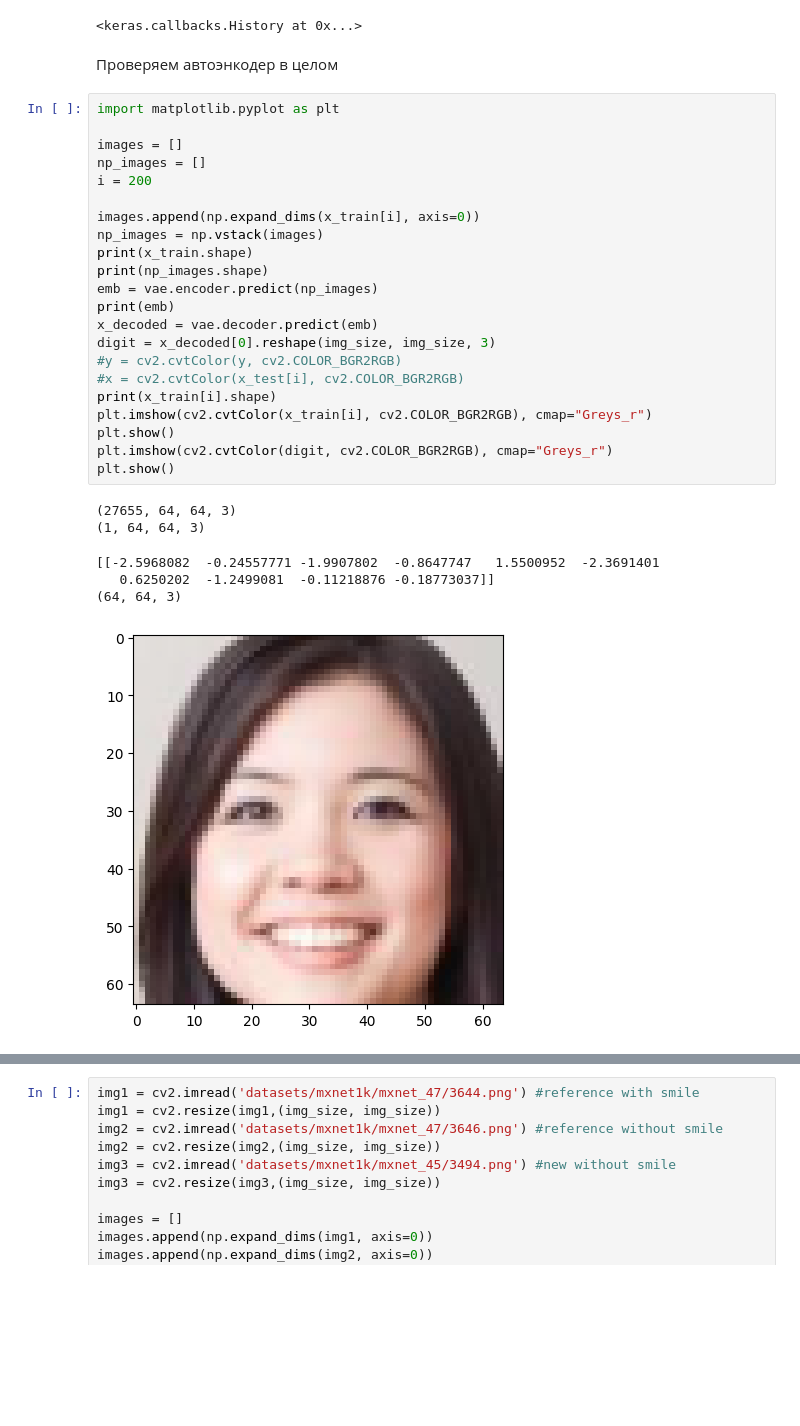
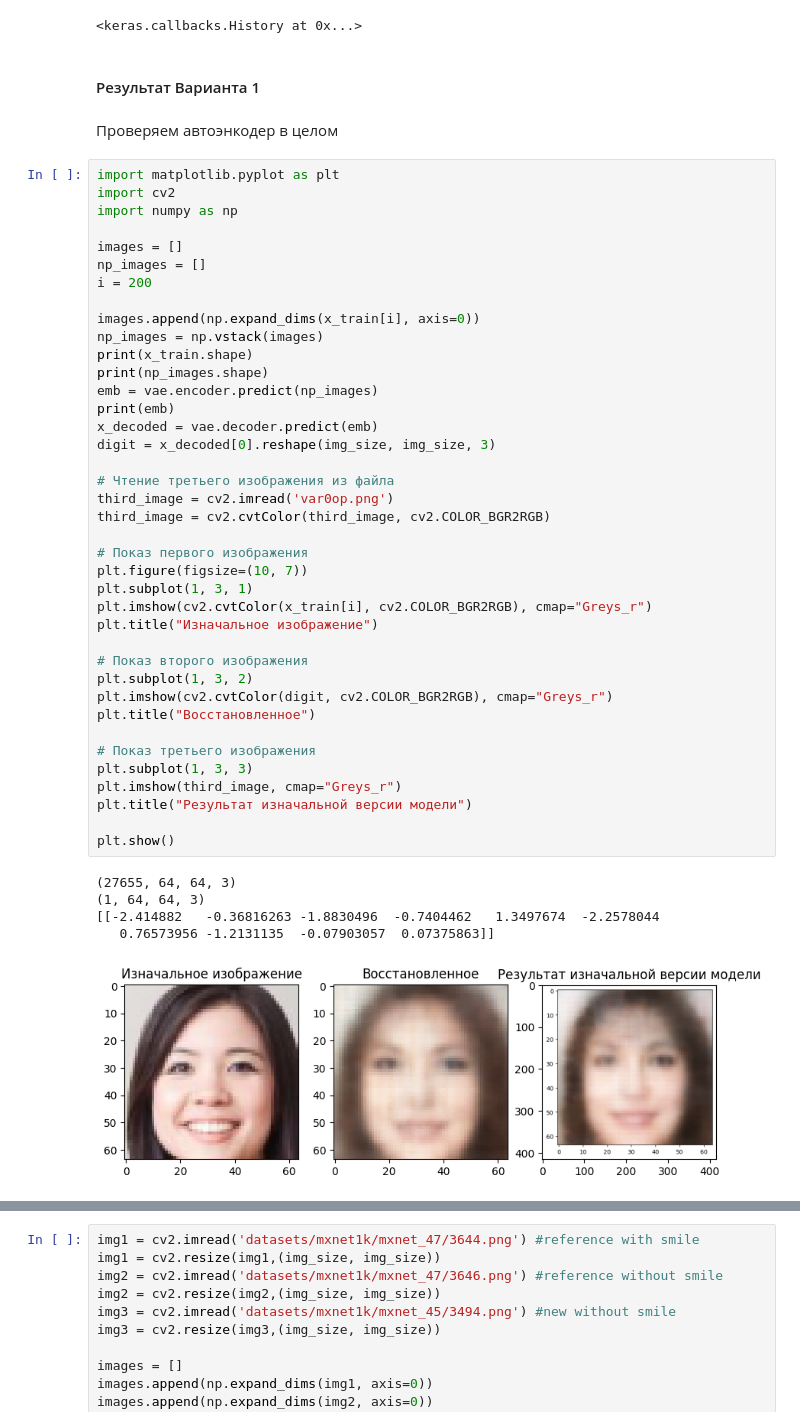
Before and after one commit to Krearden/psuNN, a Jupyter notebook: LR7/LR7.ipynb, the cells around one changed output, grey strips where cells are left out. Drawn from its saved outputs; the diff is of its cells as text; blank space fills up the shorter version.

```diff
--- a/LR7/LR7.ipynb
+++ b/LR7/LR7.ipynb
@@ -356,34 +298,52 @@ Epoch 29/30
 Epoch 30/30
 27655/27655 [==============================] - 33s 1ms/sample - loss: 194.8181 - vae_r_loss: 173.0508 - vae_kl_loss: 21.7673
 <keras.callbacks.History at 0x...>
+# %% [markdown]
+#### Результат Варианта 1
 # %% [markdown]
 Проверяем автоэнкодер в целом
 # %%
 import matplotlib.pyplot as plt
+import cv2
+import numpy as np
 
 images = []
 np_images = []
 i = 200
 
 images.append(np.expand_dims(x_train[i], axis=0))
 np_images = np.vstack(images)
 print(x_train.shape)
 print(np_images.shape)
 emb = vae.encoder.predict(np_images)
 print(emb)
 x_decoded = vae.decoder.predict(emb)
 digit = x_decoded[0].reshape(img_size, img_size, 3)
-#y = cv2.cvtColor(y, cv2.COLOR_BGR2RGB)
-#x = cv2.cvtColor(x_test[i], cv2.COLOR_BGR2RGB)
-print(x_train[i].shape)
+
+# Чтение третьего изображения из файла
+third_image = cv2.imread('var0op.png')
+third_image = cv2.cvtColor(third_image, cv2.COLOR_BGR2RGB)
+
+# Показ первого изображения
+plt.figure(figsize=(10, 7))
+plt.subplot(1, 3, 1)
 plt.imshow(cv2.cvtColor(x_train[i], cv2.COLOR_BGR2RGB), cmap="Greys_r")
+plt.title("Изначальное изображение")
+
+# Показ второго изображения
+plt.subplot(1, 3, 2)
+plt.imshow(cv2.cvtColor(digit, cv2.COLOR_BGR2RGB), cmap="Greys_r")
+plt.title("Восстановленное")
+
+# Показ третьего изображения
+plt.subplot(1, 3, 3)
+plt.imshow(third_image, cmap="Greys_r")
+plt.title("Результат изначальной версии модели")
+
 plt.show()
-plt.imshow(cv2.cvtColor(digit, cv2.COLOR_BGR2RGB), cmap="Greys_r")
-plt.show()
 # %% [output]
 (27655, 64, 64, 3)
 (1, 64, 64, 3)
+[[-2.414882   -0.36816263 -1.8830496  -0.7404462   1.3497674  -2.2578044
+   0.76573956 -1.2131135  -0.07903057  0.07375863]]
-[[-2.5968082  -0.24557771 -1.9907802  -0.8647747   1.5500952  -2.3691401
-   0.6250202  -1.2499081  -0.11218876 -0.18773037]]
-(64, 64, 3)
-[figure, old version]
+[figure, new version]
```
Also changed, not shown: parts of 26 cells of this notebook.
